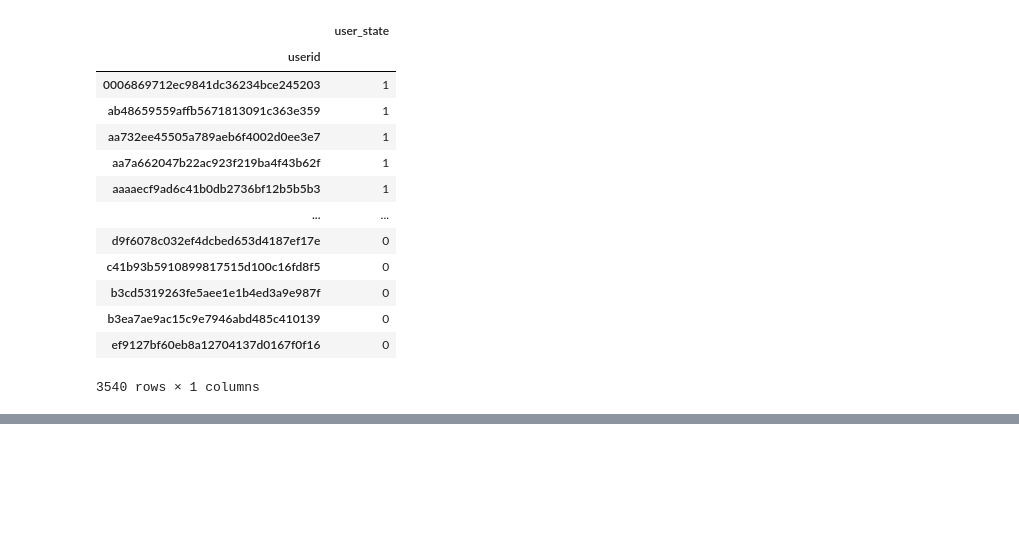
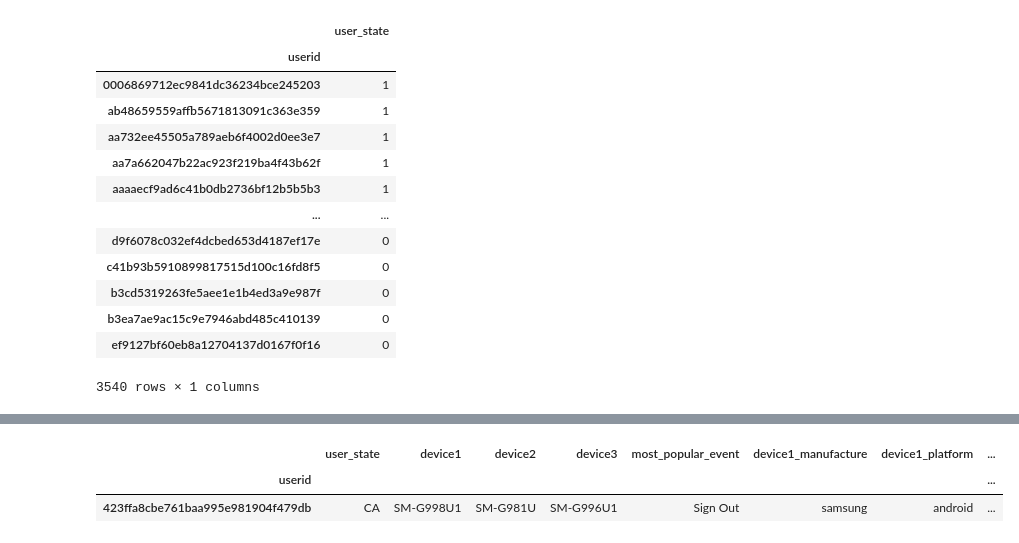
Before and after one commit to EvgeniyAzarov/IHT20H_hackathon_ds_test, a Jupyter notebook: test_task.ipynb, the cells around one changed output, grey strips where cells are left out. Cells and saved outputs as stored; diff of their text form; code cells hidden in the pictures; blank space fills up the shorter version.

```diff
--- a/test_task.ipynb
+++ b/test_task.ipynb
@@ -223,0 +195,3 @@ events[['userid', 'user_state']].groupby('userid').nunique().sort_values('user_s
+# %%
+device_manufacture = dict(events[['device_model', 'device_manufacture']].values)
+device_platform = dict(events[['device_model', 'event_platform']].values)
@@ -223,0 +250,14 @@ events[['userid', 'user_state']].groupby('userid').nunique().sort_values('user_s
+# %%
+for i in range(1, 4):
+    users_info[f'device{i}_manufacture'] = users_info[f'device{i}'].map(device_manufacture)
+    users_info[f'device{i}_platform'] = users_info[f'device{i}'].map(device_platform)
+# %%
+users_info = users_info.astype(dtype={
+   col : "category" for col in users_info.columns
+})
+# %%
+users_info[~(users_info['device3'] == "None")]
+# %% [output]
+|  | user_state | device1 | device2 | device3 | most_popular_event | device1_manufacture | device1_platform | ... |
+| userid |  |  |  |  |  |  |  | ... |
+| 423ffa8cbe761baa995e981904f479db | CA | SM-G998U1 | SM-G981U | SM-G996U1 | Sign Out | samsung | android | ... |
```
Also changed, not shown: parts of 39 cells of this notebook, 1 other file.
